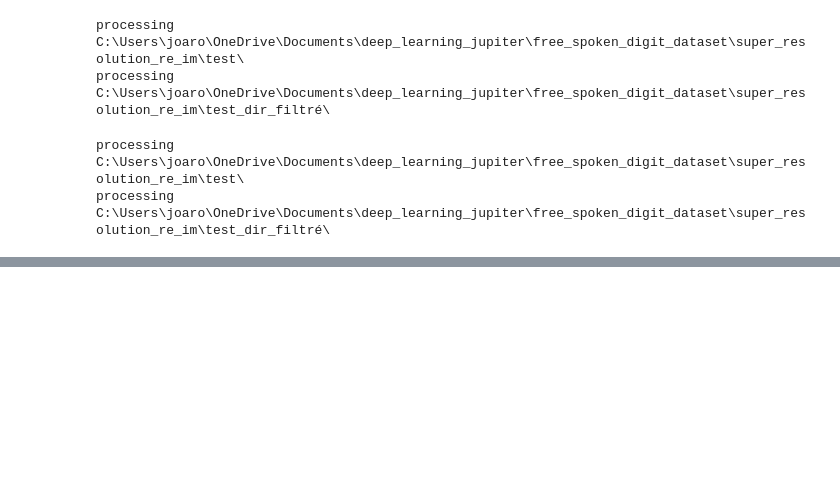
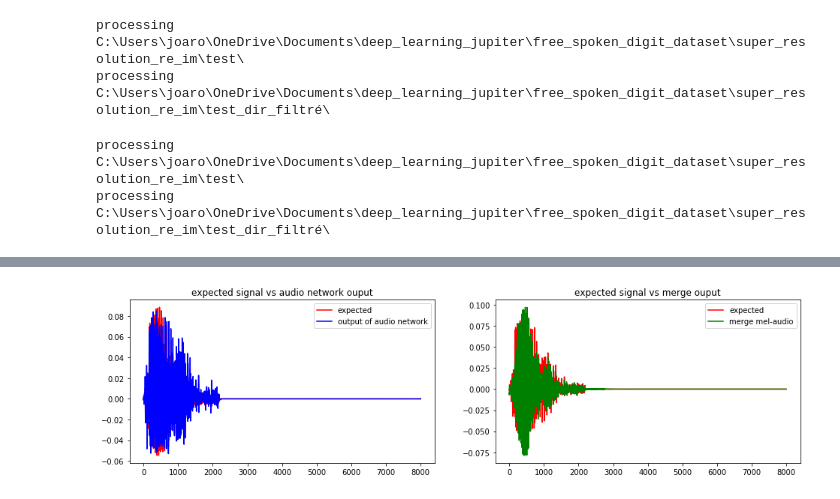
Before and after one commit to JoachimROSSEEL/AudioSuperResolution, a Jupyter notebook: test_notebook.ipynb, the cells around one changed output, grey strips where cells are left out. Saved outputs shown, nothing was run; the diff lists cells and outputs as text; code cells hidden in the pictures; blank space fills up the shorter version.

```diff
--- a/test_notebook.ipynb
+++ b/test_notebook.ipynb
@@ -244,0 +159,4 @@ plt.show()
+# %%
+display_audio_compare(display_index,Xtest,decoded_audio,merge_audio,lim_sup=7999,lim_inf=0)
+# %% [output]
+[figure, added]
```
Also changed, not shown: parts of 36 cells of this notebook.
